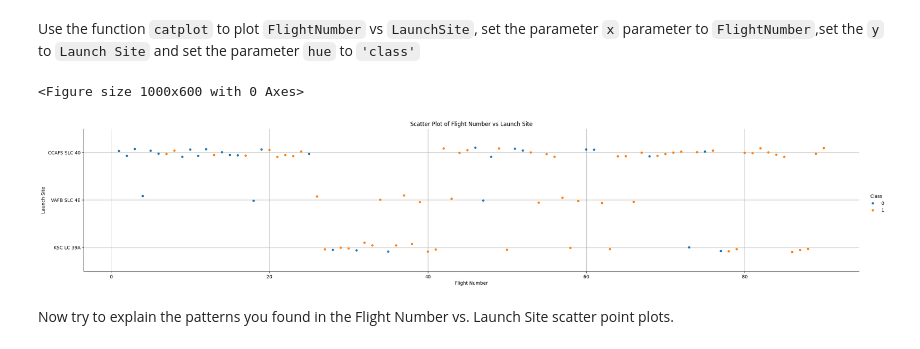
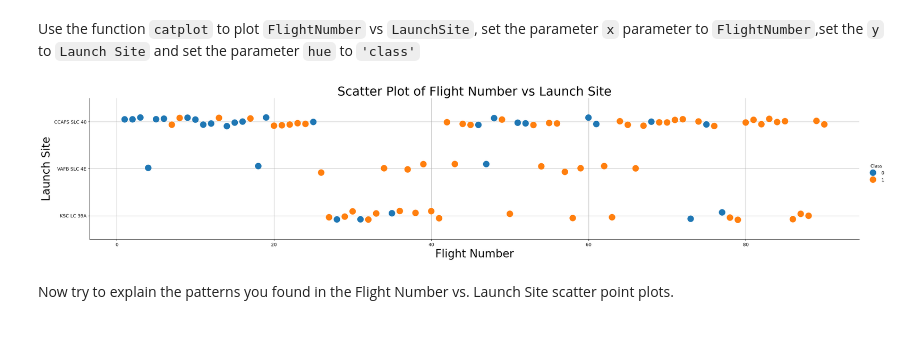
Before and after one commit to eveliinahampus/ibm-datascience, a Jupyter notebook: jupyter_labs_eda_dataviz.ipynb, the cells around one changed output. Saved outputs shown, nothing was run; the diff lists cells and outputs as text; code cells hidden in the pictures.

```diff
--- a/jupyter_labs_eda_dataviz.ipynb
+++ b/jupyter_labs_eda_dataviz.ipynb
@@ -84,16 +84,14 @@ Use the function <code>catplot</code> to plot <code>FlightNumber</code> vs <code
 # %%
 # Plot a scatter point chart with x axis to be Flight Number and y axis to be the launch site, and hue to be the class value
 
-plt.figure(figsize=(10, 6))
-sns.catplot(data=df, x='FlightNumber', y='LaunchSite',  hue="Class", aspect = 5)
-plt.title('Scatter Plot of Flight Number vs Launch Site')
-plt.xlabel('Flight Number')
-plt.ylabel('Launch Site')
+sns.catplot(data=df, x='FlightNumber', y='LaunchSite',  hue="Class", aspect = 5, s=200)
+plt.title('Scatter Plot of Flight Number vs Launch Site', fontsize=27)
+plt.xlabel('Flight Number', fontsize=24)
+plt.ylabel('Launch Site', fontsize=24)
 plt.grid(True)
 plt.show()
 # %% [output]
-<Figure size 1000x600 with 0 Axes>
-[figure, old version]
+[figure, new version]
 # %% [markdown]
 Now try to explain the patterns you found in the Flight Number vs. Launch Site scatter point plots.
 # %% [markdown]
```
Also changed, not shown: parts of 5 cells of this notebook.
